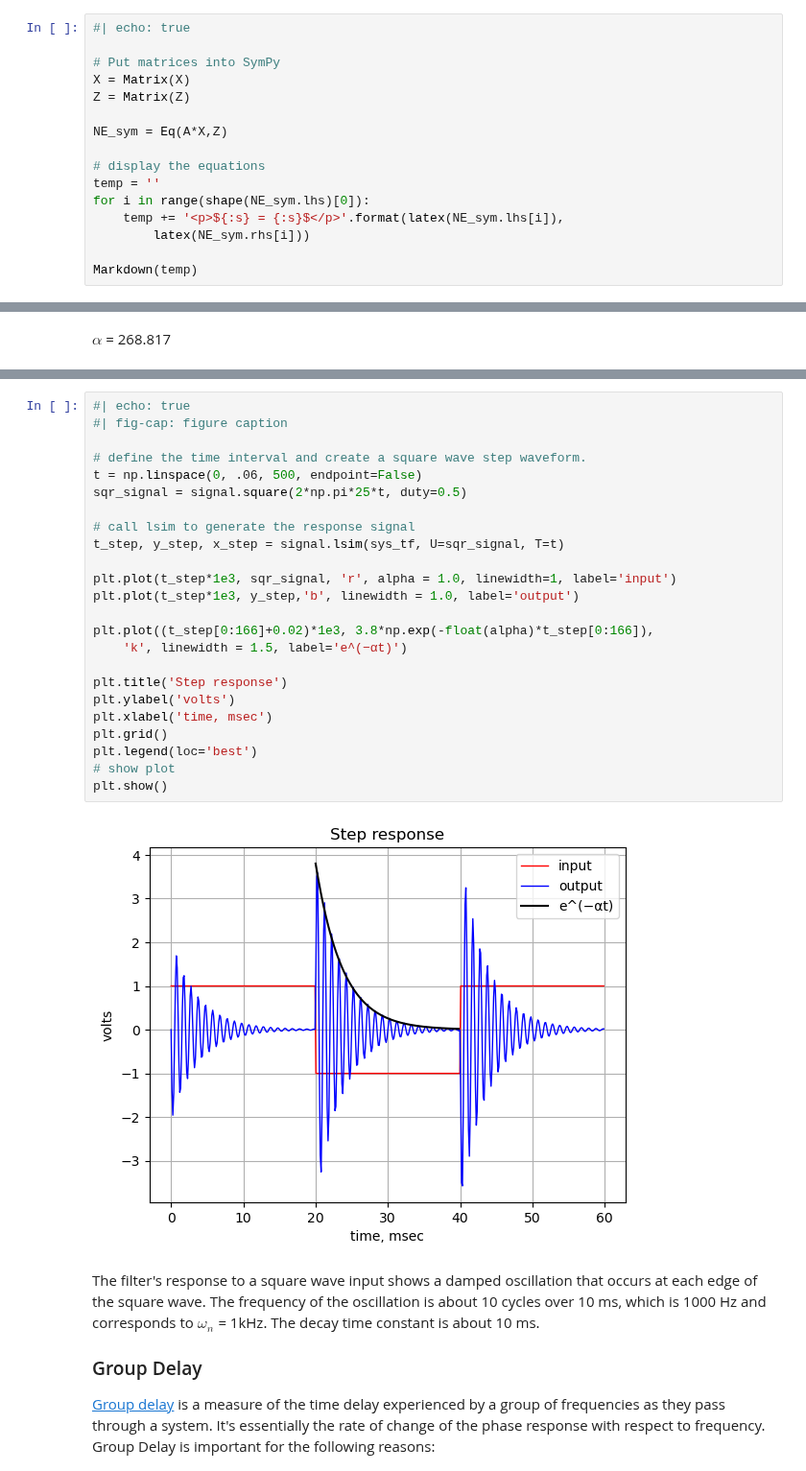
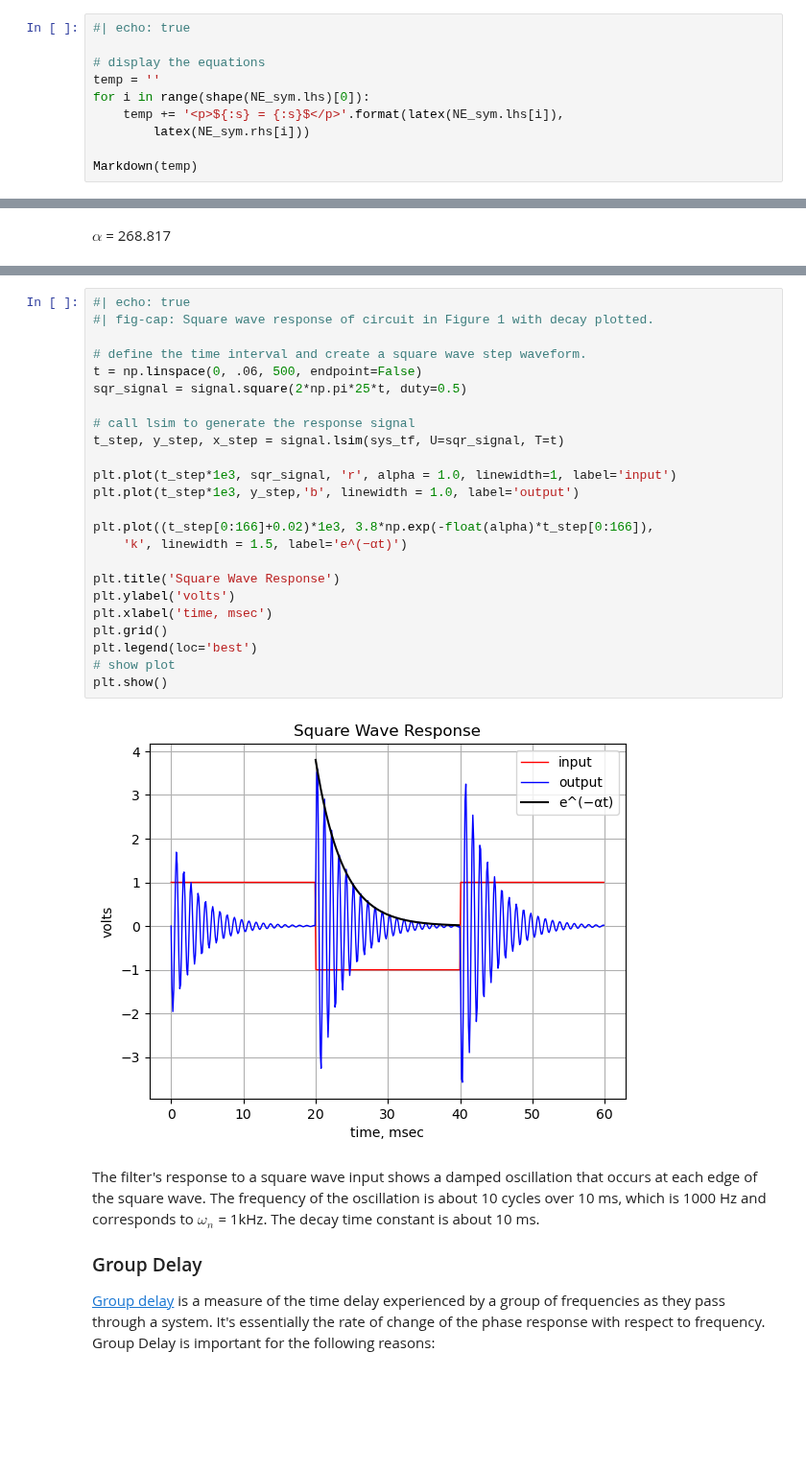
Before and after one commit to Tiburonboy/EE_jupyter_notebooks, a Jupyter notebook: Buchla Twin-T Active Filter/Twin-T_Active_Bandpass_Filter_v1a.ipynb, the cells around one changed output, grey strips where cells are left out. Shown at 96% size. Saved outputs shown, nothing was run; the diff lists cells and outputs as text; blank space fills up the shorter version.

````diff
--- a/Buchla Twin-T Active Filter/Twin-T_Active_Bandpass_Filter_v1a.ipynb
+++ b/Buchla Twin-T Active Filter/Twin-T_Active_Bandpass_Filter_v1a.ipynb
@@ -411,12 +410,6 @@ NE_sym = Eq(A*X,Z)
 The equations, ```NE_sym```, define the mathematical relationship between voltages and currents in the filter circuit in terms of node voltages, $v_1$, $v_2$ etc., components $R_1$, $C_1$ etc., the Laplace variable $s$ and the independent voltage source $V_1$. The equations are shown below:
 # %%
 #| echo: true
-
-# Put matrices into SymPy
-X = Matrix(X)
-Z = Matrix(Z)
-
-NE_sym = Eq(A*X,Z)
 
 # display the equations
 temp = ''
@@ -1064,30 +1057,30 @@ The step response of the is calculated using the SciPy function [lsim](https://d
 A square wave with a frequency of 25 Hz and an amplitude of one volt peak to peak is used as the input to the filter. The code below generates the plot.
 # %%
 #| echo: true
-#| fig-cap: figure caption
+#| fig-cap: Square wave response of circuit in Figure 1 with decay plotted.
 
 # define the time interval and create a square wave step waveform.
 t = np.linspace(0, .06, 500, endpoint=False)
 sqr_signal = signal.square(2*np.pi*25*t, duty=0.5)
 
 # call lsim to generate the response signal
 t_step, y_step, x_step = signal.lsim(sys_tf, U=sqr_signal, T=t)
 
 plt.plot(t_step*1e3, sqr_signal, 'r', alpha = 1.0, linewidth=1, label='input')
 plt.plot(t_step*1e3, y_step,'b', linewidth = 1.0, label='output')
 
 plt.plot((t_step[0:166]+0.02)*1e3, 3.8*np.exp(-float(alpha)*t_step[0:166]),
     'k', linewidth = 1.5, label='e^(−αt)')
 
-plt.title('Step response')
+plt.title('Square Wave Response')
 plt.ylabel('volts')
 plt.xlabel('time, msec')
 plt.grid()
 plt.legend(loc='best')
 # show plot
 plt.show()
 # %% [output]
-[figure, old version]
+[figure, new version]
 # %% [markdown]
 The filter's response to a square wave input shows a damped oscillation that occurs at each edge of the square wave. The frequency of the oscillation is about 10 cycles over 10 ms, which is 1000 Hz and corresponds to $\omega_n$ = 1kHz. The decay time constant is about 10 ms.
 
````
Also changed, not shown: parts of 53 cells of this notebook, 1 other file.
